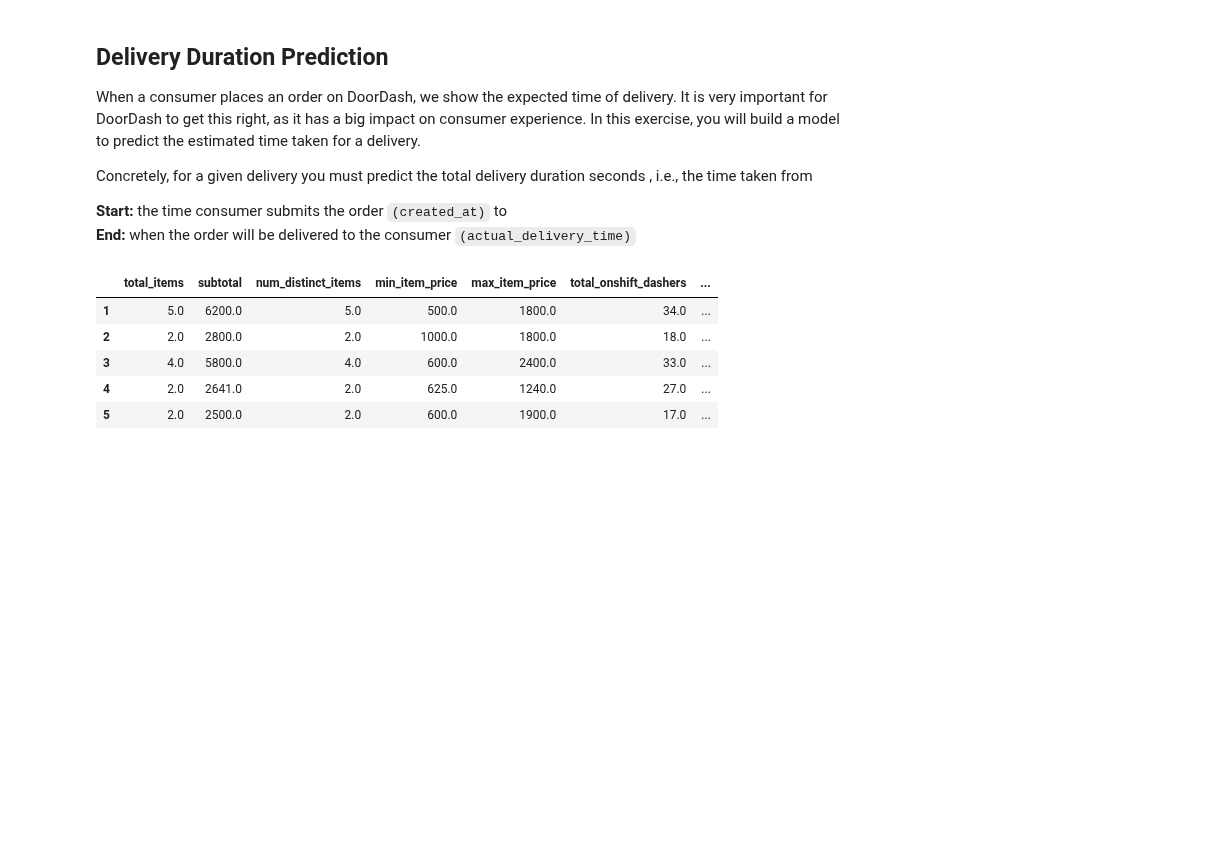
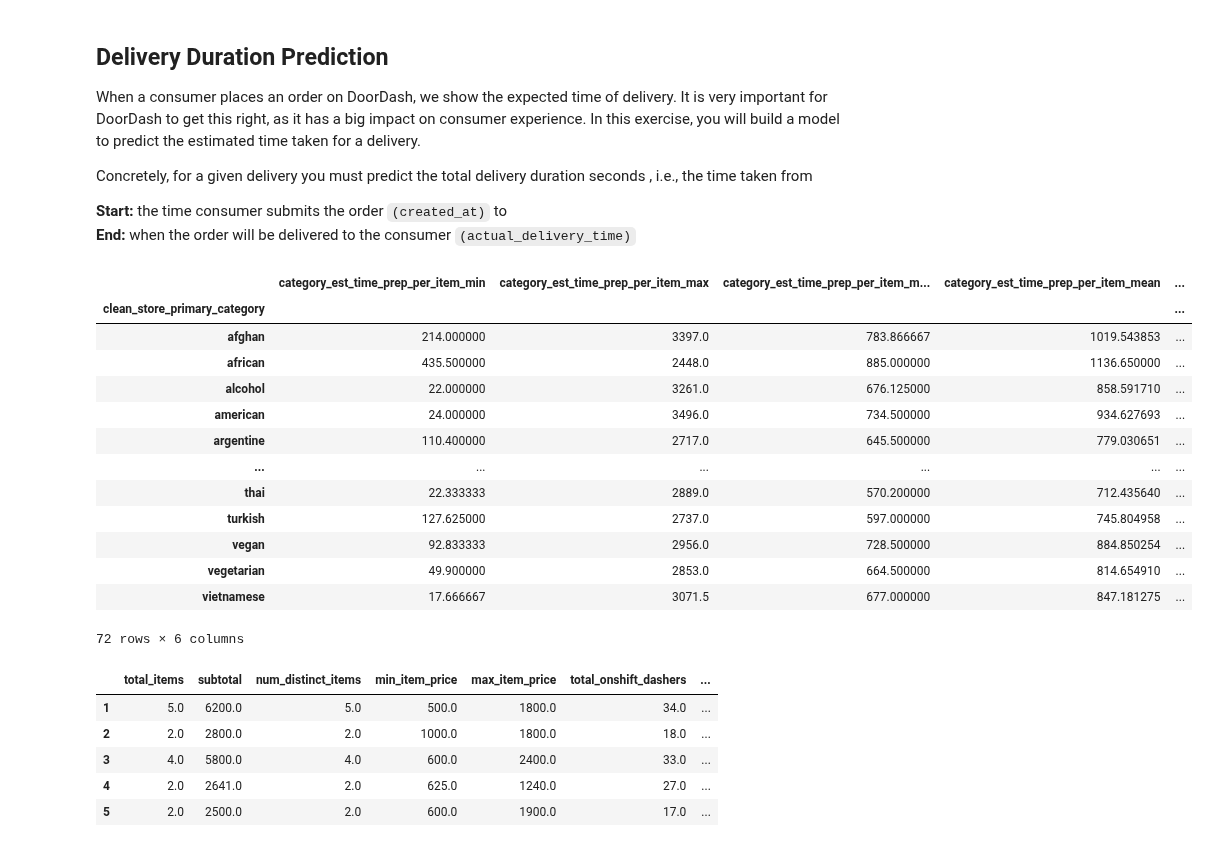
Before and after one commit to Tanag3r/stratascratch_projects, a Jupyter notebook: doordash_delivery_est/doordash_est.ipynb, the cells around one changed output. Saved outputs shown, nothing was run; the diff lists cells and outputs as text; code cells hidden in the pictures; blank space fills up the shorter version.

Commit message:
removed outliers from category stats calcs

```diff
--- a/doordash_delivery_est/doordash_est.ipynb
+++ b/doordash_delivery_est/doordash_est.ipynb
@@ -90,6 +90,7 @@ def addFeatures_store_prep_stats(historical_data:pd.DataFrame) -> pd.DataFrame:
         historical_data = addFeatures_durations(historical_data=historical_data)
         ## calculate the amount of time (in seconds) the order spends in the store, then divide by the total number of items in the order
         historical_data['est_time_prep_per_item'] = (historical_data['actual_total_delivery_duration'] - historical_data['est_time_non-prep']) / historical_data['total_items']
+        historical_data = historical_data[historical_data['est_time_prep_per_item'] > 0]
         store_prep_stats_df = historical_data[['store_id','est_time_prep_per_item']].groupby('store_id').est_time_prep_per_item.aggregate(['min','max','median',np.mean,np.std])
         store_prep_stats_df = store_prep_stats_df.add_prefix('store_est_time_prep_per_item_')
     except Exception as ex:
@@ -102,11 +103,40 @@ def addFeatures_category_prep_stats(historical_data:pd.DataFrame) -> pd.DataFram
         historical_data = addFeatures_durations(historical_data=historical_data)
         ## calculate the amount of time (in seconds) the order spends in the store, then divide by the total number of items in the order
         historical_data['est_time_prep_per_item'] = (historical_data['actual_total_delivery_duration'] - historical_data['est_time_non-prep']) / historical_data['total_items']
-        category_prep_stats_df = historical_data[['clean_store_primary_category','est_time_prep_per_item']].groupby('clean_store_primary_category').est_time_prep_per_item.aggregate(['min','max','median',np.mean,np.std])
+        historical_data = historical_data[historical_data['est_time_prep_per_item'] > 0]
+        category_prep_stats_df = historical_data[['clean_store_primary_category','est_time_prep_per_item']].groupby('clean_store_primary_category').est_time_prep_per_item.aggregate([np.mean,np.std])
+        ## calculate z-score
+        category_prep_facts_df = pd.merge(
+            left=category_prep_stats_df.reset_index(),
+            right=historical_data[['created_at','clean_store_primary_category','est_time_prep_per_item']],
+            how='inner',
+            on='clean_store_primary_category'
+        )
+        category_prep_facts_df['z_score'] = (category_prep_facts_df['est_time_prep_per_item'] - category_prep_facts_df['mean']) / category_prep_facts_df['std']
+        category_prep_stats_df = category_prep_facts_df.loc[(category_prep_facts_df['z_score'] <= 3) & (category_prep_facts_df['z_score'] >= -3)]
+        category_prep_stats_df = category_prep_stats_df.drop(columns=['mean','std','created_at'])
+        category_prep_stats_df = category_prep_stats_df.groupby('clean_store_primary_category').est_time_prep_per_item.aggregate(['min','max','median',np.mean,np.std])
         category_prep_stats_df = category_prep_stats_df.add_prefix('category_est_time_prep_per_item_')
     except Exception as ex:
         raise ex
     return category_prep_stats_df
+# %%
+addFeatures_category_prep_stats(historical_data=historical_data)
+# %% [output]
+|  | category_est_time_prep_per_item_min | category_est_time_prep_per_item_max | category_est_time_prep_per_item_m... | category_est_time_prep_per_item_mean | ... |
+| clean_store_primary_category |  |  |  |  | ... |
+| afghan | 214.000000 | 3397.0 | 783.866667 | 1019.543853 | ... |
+| african | 435.500000 | 2448.0 | 885.000000 | 1136.650000 | ... |
+| alcohol | 22.000000 | 3261.0 | 676.125000 | 858.591710 | ... |
+| american | 24.000000 | 3496.0 | 734.500000 | 934.627693 | ... |
+| argentine | 110.400000 | 2717.0 | 645.500000 | 779.030651 | ... |
+| ... | ... | ... | ... | ... | ... |
+| thai | 22.333333 | 2889.0 | 570.200000 | 712.435640 | ... |
+| turkish | 127.625000 | 2737.0 | 597.000000 | 745.804958 | ... |
+| vegan | 92.833333 | 2956.0 | 728.500000 | 884.850254 | ... |
+| vegetarian | 49.900000 | 2853.0 | 664.500000 | 814.654910 | ... |
+| vietnamese | 17.666667 | 3071.5 | 677.000000 | 847.181275 | ... |
+72 rows × 6 columns
 # %%
 ## add ratio features
 def addFeatures_ratios(historical_data:pd.DataFrame) -> pd.DataFrame:
```
